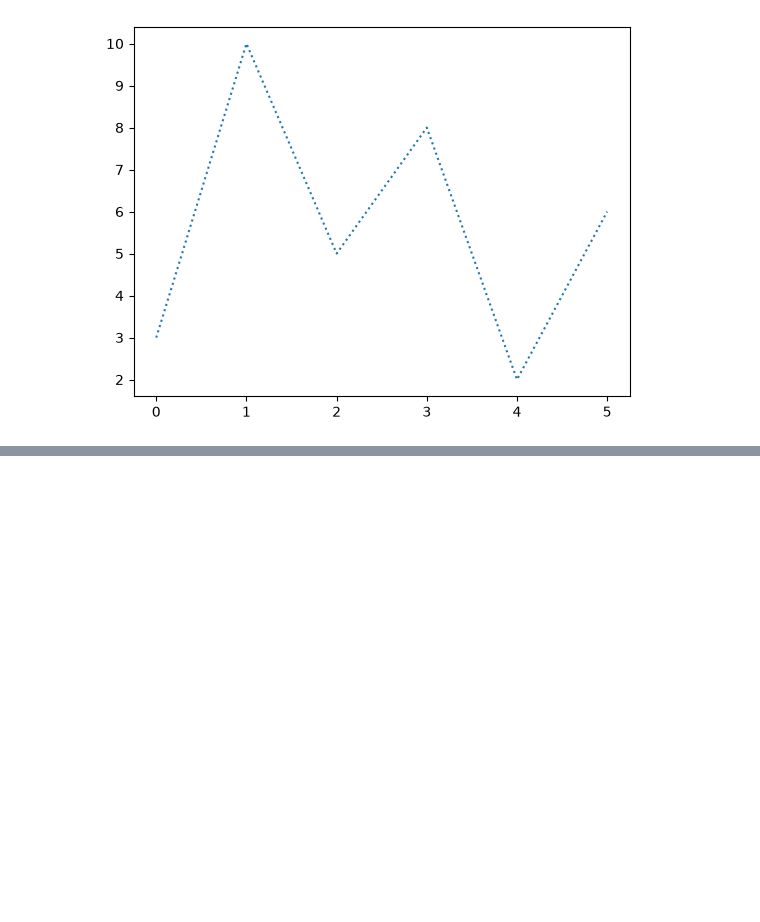
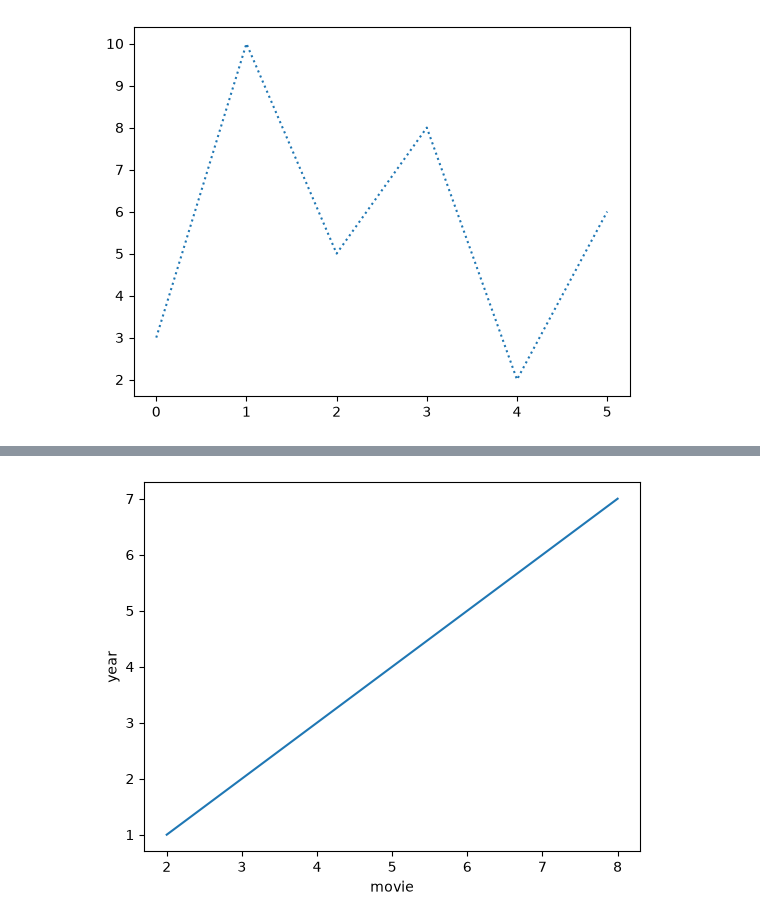
Before and after one commit to rahul160111/aiml, a Jupyter notebook: machine learning/matplot.ipynb, the cells around one changed output, grey strips where cells are left out. Cells and saved outputs as stored; diff of their text form; code cells hidden in the pictures; blank space fills up the shorter version.

```diff
--- a/machine learning/matplot.ipynb
+++ b/machine learning/matplot.ipynb
@@ -58,0 +73,13 @@ plt.show()
+# %%
+import matplotlib.pyplot as pt
+import numpy as np
+
+x = np.array([2,4,6,8])
+y = np.array([1,3,5,7])
+
+plt.plot(x,y)
+plt.xlabel('movie')
+plt.ylabel('year')
+plt.show()
+# %% [output]
+[figure, added]
```
Also changed, not shown: parts of 1 cell of this notebook.
